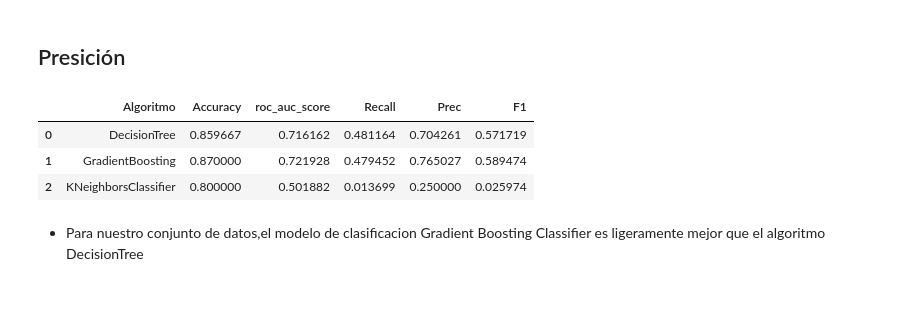
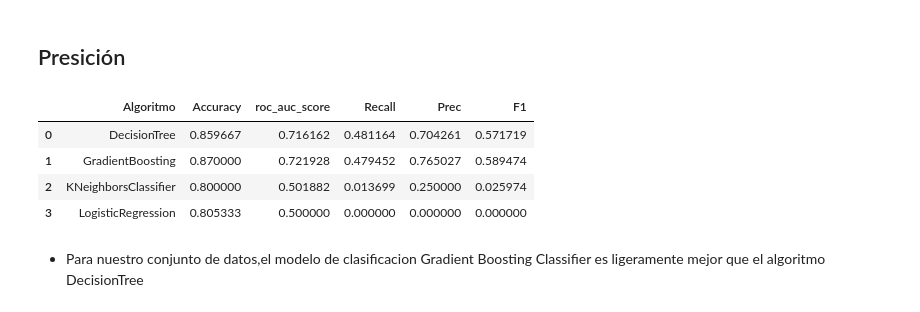
Before and after one commit to RoberthHernandez/churn-prediction-CH, a Jupyter notebook: Entrega2Hernandez+Gomezportillo.ipynb, the cells around one changed output. Cells and saved outputs as stored; diff of their text form; code cells hidden in the pictures.

```diff
--- a/Entrega2Hernandez+Gomezportillo.ipynb
+++ b/Entrega2Hernandez+Gomezportillo.ipynb
@@ -705,3 +742,12 @@ print('The best accuracy achieved after parameter tuning via grid search is : ',
 The parameters combination that would give best accuracy is :
 {'leaf_size': 15, 'n_neighbors': 14, 'weights': 'uniform'}
 The best accuracy achieved after parameter tuning via grid search is :  0.7894285714285714
+# %%
+#USAREMOS DATA DESBALANCEADA
+parameters = {'n_neighbors':np.arange(2, 15),'leaf_size': np.arange(15,40), 'weights' :['uniform', 'distance']}
+esti = KNeighborsClassifier()
+grid = GridSearchCV(esti, parameters,scoring='recall', cv=5)
+grid.fit(X_train,y_train)
+print('The parameters combination that would give best recall is : ')
+print(grid.best_params_)
+print('The best recall achieved after parameter tuning via grid search is : ', grid.best_score_)
@@ -721,0 +774,8 @@ The best accuracy achieved after parameter tuning via grid search is :  0.528047
+# %%
+parameters = {'max_iter':[50, 100,150], 'class_weight' :['balanced', None],'random_state' : [42]}
+esti = LogisticRegression()
+grid = GridSearchCV(esti, parameters,scoring='accuracy', cv=5)
+grid.fit(X_train,y_train)
+print('The parameters combination that would give best accuracy is : ')
+print(grid.best_params_)
+print('The best accuracy achieved after parameter tuning via grid search is : ', grid.best_score_)
@@ -721,0 +786,8 @@ The best accuracy achieved after parameter tuning via grid search is :  0.528047
+# %%
+parameters = {'max_iter':[50, 100,150], 'class_weight' :['balanced', None],'random_state' : [42]}
+esti = LogisticRegression()
+grid = GridSearchCV(esti, parameters,scoring='recall', cv=5)
+grid.fit(X_train,y_train)
+print('The parameters combination that would give best accuracy is : ')
+print(grid.best_params_)
+print('The best recall achieved after parameter tuning via grid search is : ', grid.best_score_)
@@ -721,0 +798,8 @@ The best accuracy achieved after parameter tuning via grid search is :  0.528047
+# %%
+parameters = {'max_iter':[50, 100,150], 'class_weight' :['balanced', None],'random_state' : [42]}
+esti = LogisticRegression()
+grid = GridSearchCV(esti, parameters,scoring='balanced_accuracy', cv=5)
+grid.fit(X_train,y_train)
+print('The parameters combination that would give best accuracy is : ')
+print(grid.best_params_)
+print('The best accuracy achieved after parameter tuning via grid search is : ', grid.best_score_)
@@ -730,33 +818,35 @@ models = []
 models.append(DecisionTreeClassifier(class_weight= None,max_depth=7,min_samples_split=16,random_state=42))
 models.append(GradientBoostingClassifier(learning_rate=0.1,max_depth=3,
                                  n_estimators=100, random_state=42,subsample=0.5))
 models.append(KNeighborsClassifier(n_neighbors=14,leaf_size=15,
                                  weights= 'uniform'))
+models.append(LogisticRegression(max_iter = 50 , random_state = 42))
 
 acuracy = []
 auc= []
 recall = []
 prec = []
 f1 = []
 
 for m in models:
     model = m.fit(X_train, y_train)
     ytest_pred = model.predict(X_test)
     acuracy.append(accuracy_score(y_test,ytest_pred))
     auc.append(roc_auc_score(y_test,ytest_pred))
     recall.append(recall_score(y_test,ytest_pred))
     prec.append(precision_score(y_test,ytest_pred))
     f1.append(f1_score(y_test,ytest_pred))
 
-res_pres = pd.DataFrame({'Algoritmo': ['DecisionTree','GradientBoosting','KNeighborsClassifier'],
+res_pres = pd.DataFrame({'Algoritmo': ['DecisionTree','GradientBoosting','KNeighborsClassifier', 'LogisticRegression'],
                     'Accuracy':acuracy,'roc_auc_score':auc,'Recall':recall,'Prec':prec,
                     'F1':f1})
 
 res_pres
 # %% [output]
 |  | Algoritmo | Accuracy | roc_auc_score | Recall | Prec | F1 |
 | 0 | DecisionTree | 0.859667 | 0.716162 | 0.481164 | 0.704261 | 0.571719 |
 | 1 | GradientBoosting | 0.870000 | 0.721928 | 0.479452 | 0.765027 | 0.589474 |
 | 2 | KNeighborsClassifier | 0.800000 | 0.501882 | 0.013699 | 0.250000 | 0.025974 |
+| 3 | LogisticRegression | 0.805333 | 0.500000 | 0.000000 | 0.000000 | 0.000000 |
 # %% [markdown]
 - Para nuestro conjunto de datos,el modelo de clasificacion Gradient Boosting Classifier es ligeramente mejor que el algoritmo DecisionTree
```
Also changed, not shown: parts of 24 cells of this notebook, 1 other file.
